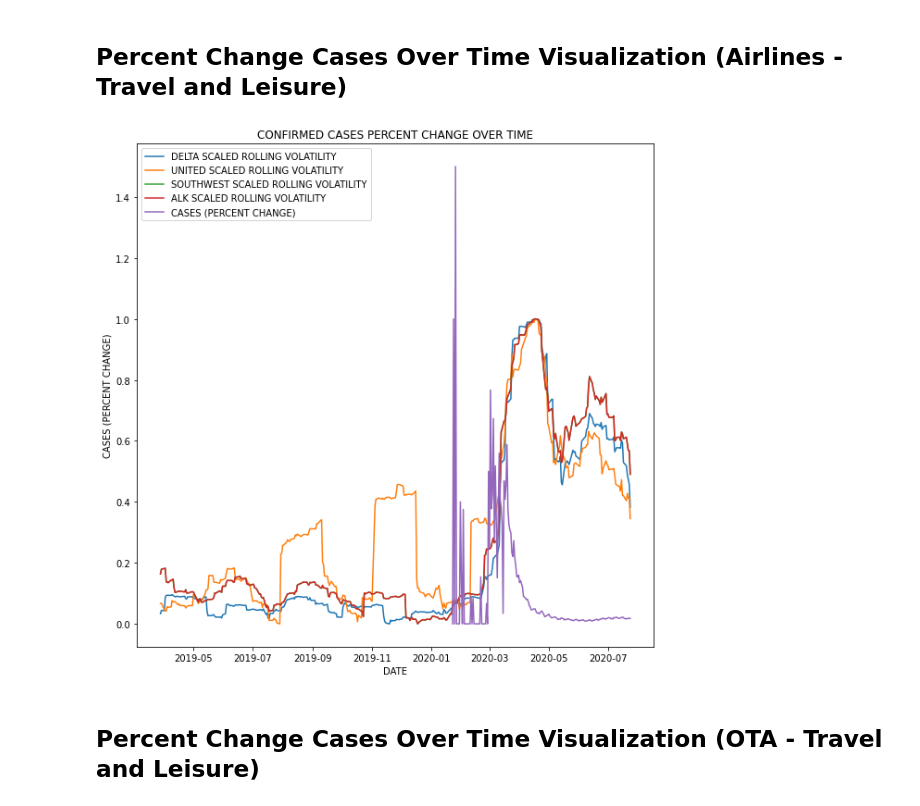
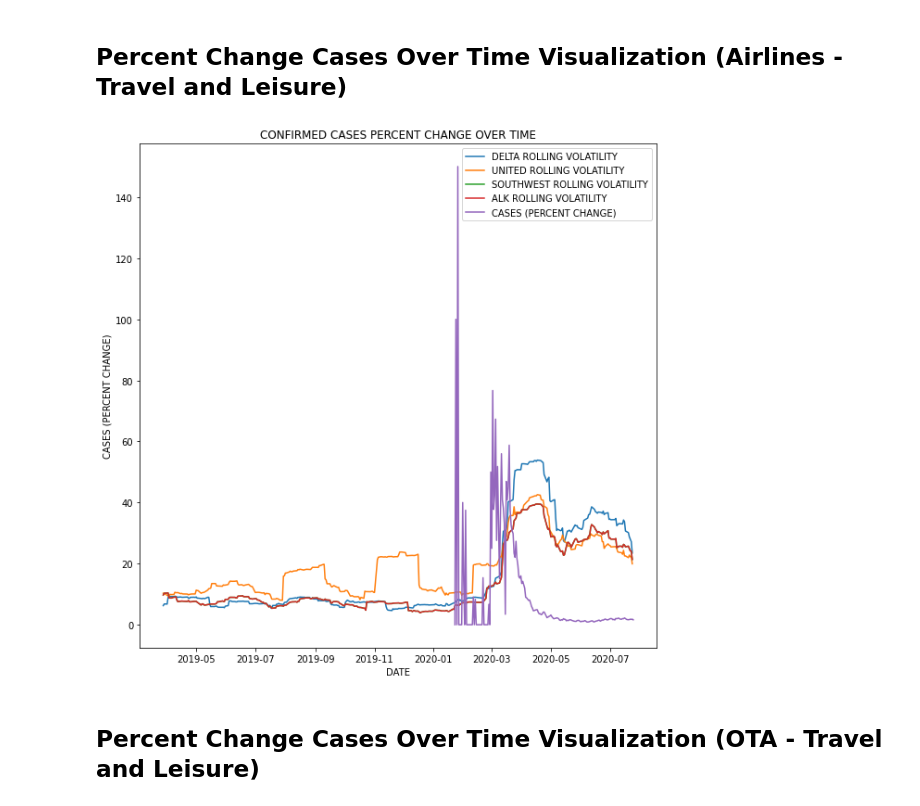
Before and after one commit to platypus-capital/options, a Jupyter notebook: jupyter/Covid_Analysis.ipynb, the cells around one changed output. Saved outputs shown, nothing was run; the diff lists cells and outputs as text; code cells hidden in the pictures.

```diff
--- a/jupyter/Covid_Analysis.ipynb
+++ b/jupyter/Covid_Analysis.ipynb
@@ -22,8 +22,7 @@ Provided by Yahoo Finance
 def volatility(ticker, days='365d', vol_window=30):
     stock = equity(ticker, days)
     stock.historical_volatility(vol_window)
-    stock.min_max_scale('Rolling Volatility')
-    return stock.df[~stock.df['Rolling Volatility Scaled'].isna()]['Rolling Volatility Scaled']
+    return stock.df[~stock.df['Rolling Volatility'].isna()]['Rolling Volatility']
 # %% [markdown]
 ## Covid-19 Confirmed Case Data
 Sourcing COVID-19 Numbers from [John Hopkins Covid-19 Data Repository](https://github.com/CSSEGISandData/COVID-19).
@@ -37,7 +36,7 @@ Associated this metric with historical volatility to find a coorelation or patte
 # %%
 us_cases = confirmed_df[confirmed_df['Country/Region'] == 'US'].iloc[:,4:].melt(var_name='Date', value_name='Confirmed Cases', col_level=0)
 us_cases['Date'] = pd.to_datetime(us_cases['Date'])
-us_cases['Percent Change'] = (us_cases['Confirmed Cases'] - us_cases['Confirmed Cases'].shift(1).fillna(0))/us_cases['Confirmed Cases'].shift(1).fillna(0)
+us_cases['Percent Change'] = (us_cases['Confirmed Cases'] - us_cases['Confirmed Cases'].shift(1).fillna(0))/us_cases['Confirmed Cases'].shift(1).fillna(0) * 100
 us_cases.set_index('Date', inplace=True)
 # %% [markdown]
 ## Percent Change Cases Over Time Visualization (Finance)
@@ -59,18 +58,18 @@ plt.show()
 # %% [markdown]
 ## Percent Change Cases Over Time Visualization (Airlines - Travel and Leisure)
 # %%
-plt.plot(volatility('DAL'), label="DELTA SCALED ROLLING VOLATILITY")
-plt.plot(volatility('UA'), label="UNITED SCALED ROLLING VOLATILITY")
-plt.plot(volatility('LUV'), label="SOUTHWEST SCALED ROLLING VOLATILITY")
-plt.plot(volatility('LUV'), label="ALK SCALED ROLLING VOLATILITY")
+plt.plot(volatility('DAL'), label="DELTA ROLLING VOLATILITY")
+plt.plot(volatility('UA'), label="UNITED ROLLING VOLATILITY")
+plt.plot(volatility('LUV'), label="SOUTHWEST ROLLING VOLATILITY")
+plt.plot(volatility('LUV'), label="ALK ROLLING VOLATILITY")
 plt.plot(us_cases['Percent Change'], label="CASES (PERCENT CHANGE)")
 plt.xlabel('DATE')
 plt.ylabel('CASES (PERCENT CHANGE)')
 plt.title('CONFIRMED CASES PERCENT CHANGE OVER TIME')
 plt.legend()
 plt.show()
 # %% [output]
-[figure, old version]
+[figure, new version]
 # %% [markdown]
 ## Percent Change Cases Over Time Visualization (OTA - Travel and Leisure)
 # %%
```
Also changed, not shown: parts of 6 cells of this notebook.
